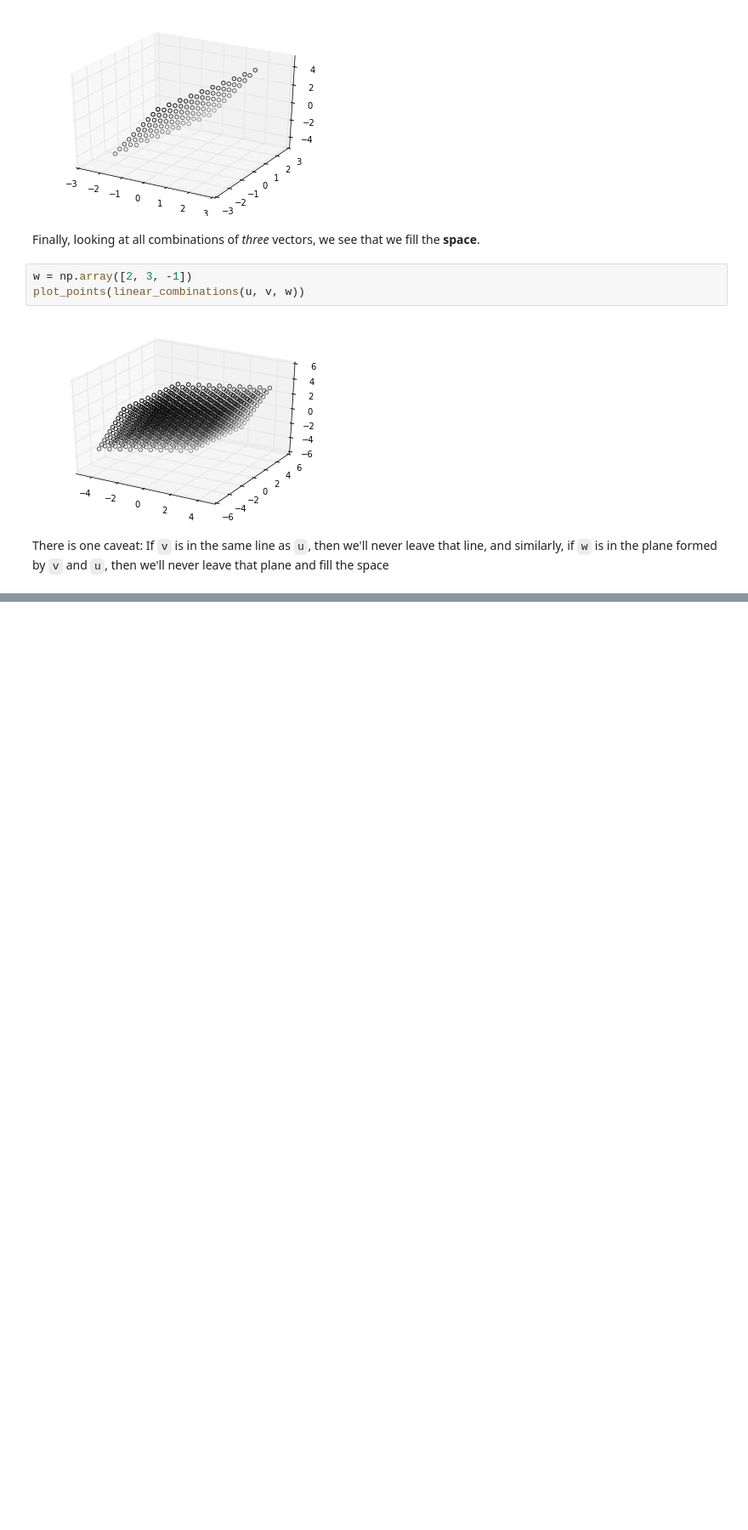
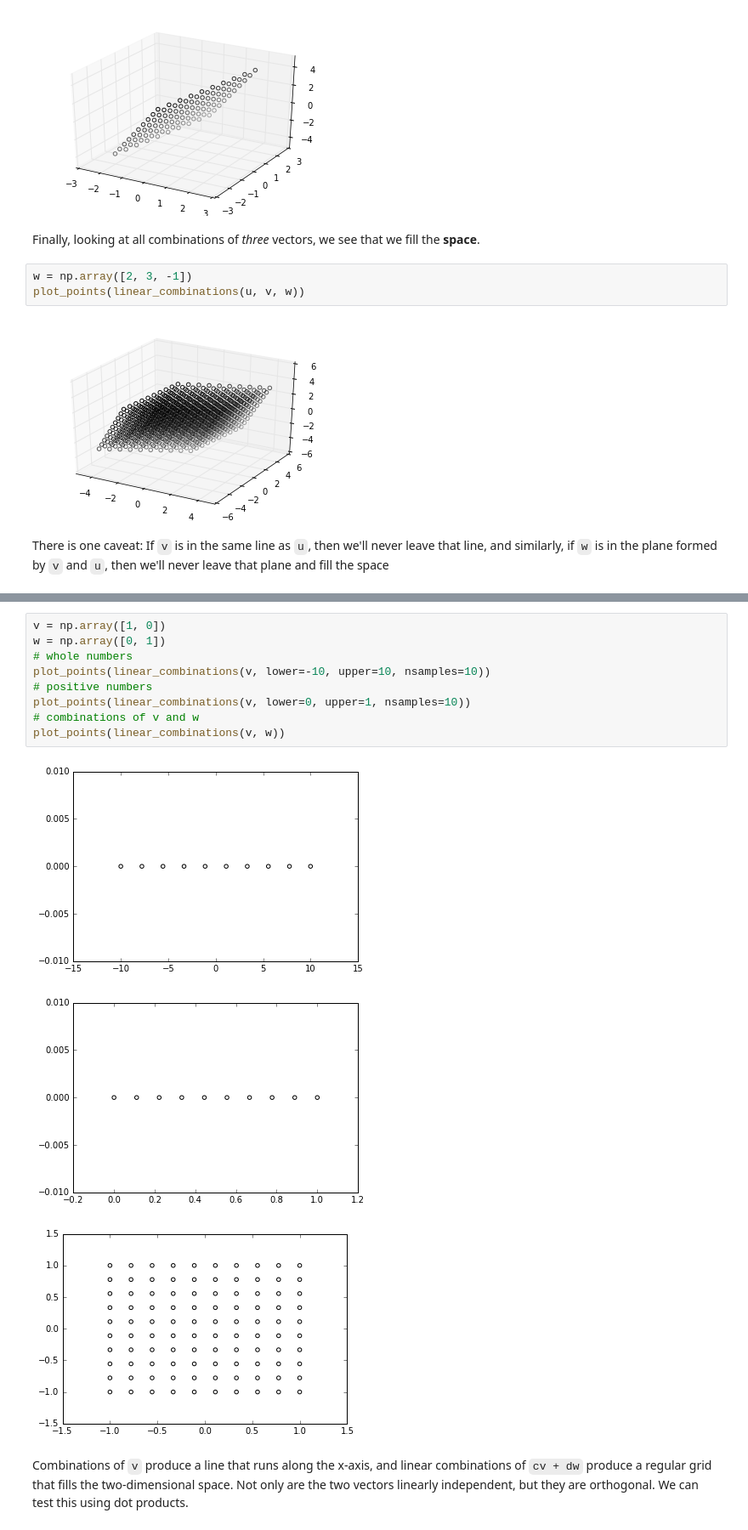
Before and after one commit to JohnVinyard/notebooks, a Jupyter notebook: linear-algebra/chapter-1/intro-to-vectors.ipynb, the cells around one changed output, grey strips where cells are left out. Shown at 85% size. Cells and saved outputs as stored; diff of their text form; blank space fills up the shorter version.

```diff
--- a/linear-algebra/chapter-1/intro-to-vectors.ipynb
+++ b/linear-algebra/chapter-1/intro-to-vectors.ipynb
@@ -144,0 +173,15 @@ There is one caveat:  If `v` is in the same line as `u`, then we'll never leave
+# %%
+v = np.array([1, 0])
+w = np.array([0, 1])
+# whole numbers
+plot_points(linear_combinations(v, lower=-10, upper=10, nsamples=10))
+# positive numbers
+plot_points(linear_combinations(v, lower=0, upper=1, nsamples=10))
+# combinations of v and w
+plot_points(linear_combinations(v, w))
+# %% [output]
+[figure, added]
+[figure, added]
+[figure, added]
+# %% [markdown]
+Combinations of `v` produce a line that runs along the x-axis, and linear combinations of `cv + dw` produce a regular grid that fills the two-dimensional space. Not only are the two vectors linearly independent, but they are orthogonal.  We can test this using dot products.
```
Also changed, not shown: parts of 6 cells of this notebook.
